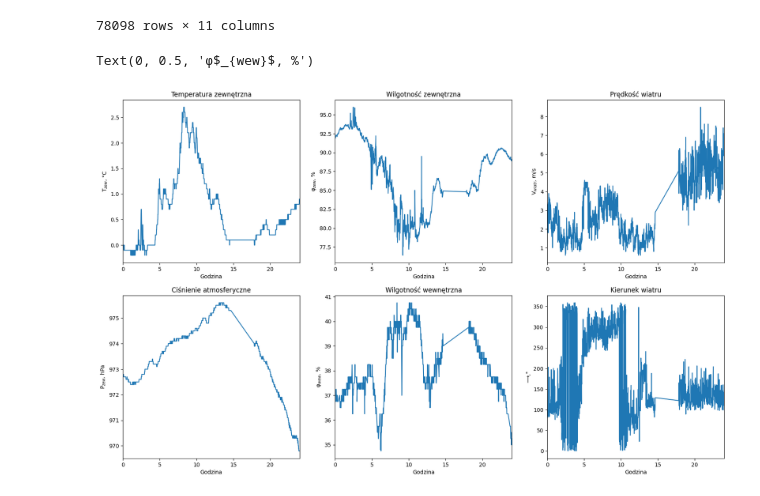
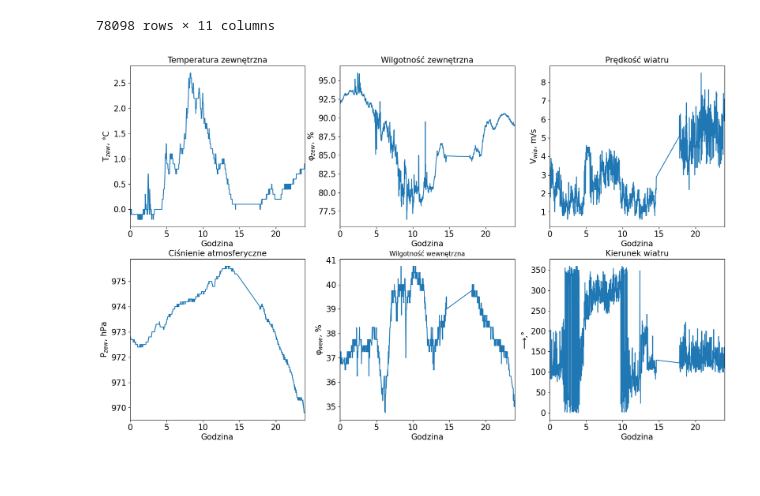
Before and after one commit to KulsonKula/Analiza-i-modelowanie-procesow-zwiazanych-z-systemem-centralnego-ogrzewania, a Jupyter notebook: Dane/display_data.IPYNB, the cells around one changed output. Cells and saved outputs as stored; diff of their text form; code cells hidden in the pictures.

```diff
--- a/Dane/display_data.IPYNB
+++ b/Dane/display_data.IPYNB
@@ -122,41 +126,43 @@ DATASET
 # %%
 fig2, axs2 = plt.subplots(2, 3, figsize=(20, 12))
 
 axs2[0,0].plot(x, DATASET['temperatura zewnętrzna'].iloc[0:1440])
-axs2[0,0].set_title('Temperatura zewnętrzna')
+axs2[0,0].set_title('Temperatura zewnętrzna', fontsize=FONTSIZE)
 axs2[0,0].set_xlim(0, 24)
-axs2[0,0].set_xlabel('Godzina')
-axs2[0,0].set_ylabel('T$_{zew}$, °C')
+axs2[0,0].set_xlabel('Godzina', fontsize=FONTSIZE)
+axs2[0,0].set_ylabel('T$_{zew}$, °C', fontsize=FONTSIZE)
 
 axs2[0,1].plot(x, DATASET['wilgotność zewnętrzna'].iloc[0:1440])
-axs2[0,1].set_title('Wilgotność zewnętrzna')
+axs2[0,1].set_title('Wilgotność zewnętrzna', fontsize=FONTSIZE)
 axs2[0,1].set_xlim(0, 24)
-axs2[0,1].set_xlabel('Godzina')
-axs2[0,1].set_ylabel('φ$_{zew}$, %')
+axs2[0,1].set_xlabel('Godzina', fontsize=FONTSIZE)
+axs2[0,1].set_ylabel('φ$_{zew}$, %', fontsize=FONTSIZE)
 
 axs2[0,2].plot(x, DATASET['prędkość wiatru'].iloc[0:1440])
-axs2[0,2].set_title('Prędkość wiatru')
+axs2[0,2].set_title('Prędkość wiatru', fontsize=FONTSIZE)
 axs2[0,2].set_xlim(0, 24)
-axs2[0,2].set_xlabel('Godzina')
-axs2[0,2].set_ylabel('V$_{wia}$, m/s')
+axs2[0,2].set_xlabel('Godzina', fontsize=FONTSIZE)
+axs2[0,2].set_ylabel('V$_{wia}$, m/s', fontsize=FONTSIZE)
 
 axs2[1,0].plot(x, DATASET['ciśnienie atmosferyczne'].iloc[0:1440])
-axs2[1,0].set_title('Ciśnienie atmosferyczne')
+axs2[1,0].set_title('Ciśnienie atmosferyczne', fontsize=FONTSIZE)
 axs2[1,0].set_xlim(0, 24)
-axs2[1,0].set_xlabel('Godzina')
-axs2[1,0].set_ylabel('P$_{zew}$, hPa')
+axs2[1,0].set_xlabel('Godzina', fontsize=FONTSIZE)
+axs2[1,0].set_ylabel('P$_{zew}$, hPa', fontsize=FONTSIZE)
 
 axs2[1,2].plot(x, DATASET['kierunek wiatru'].iloc[0:1440])
-axs2[1,2].set_title('Kierunek wiatru')
+axs2[1,2].set_title('Kierunek wiatru', fontsize=FONTSIZE)
 axs2[1,2].set_xlim(0, 24)
-axs2[1,2].set_xlabel('Godzina')
-axs2[1,2].set_ylabel('⟶,°') # ZAPYTAC JAKIM ZNAKIEM TO OZANACZAĆ
+axs2[1,2].set_xlabel('Godzina', fontsize=FONTSIZE)
+axs2[1,2].set_ylabel('⟶,°', fontsize=FONTSIZE) # ZAPYTAC JAKIM ZNAKIEM TO OZANACZAĆ
 
 axs2[1,1].plot(x, DATASET['wilgotność wewnętrzna'].iloc[0:1440])
 axs2[1,1].set_title('Wilgotność wewnętrzna')
 axs2[1,1].set_xlim(0, 24)
-axs2[1,1].set_xlabel('Godzina')
-axs2[1,1].set_ylabel('φ$_{wew}$, %')
+axs2[1,1].set_xlabel('Godzina', fontsize=FONTSIZE)
+axs2[1,1].set_ylabel('φ$_{wew}$, %', fontsize=FONTSIZE)
+
+for ax in axs2.flat:
+    ax.tick_params(axis='both', labelsize=FONTSIZE)
 # %% [output]
-Text(0, 0.5, 'φ$_{wew}$, %')
-[figure, old version]
+[figure, new version]
```
Also changed, not shown: parts of 2 cells of this notebook, 7 other files.
